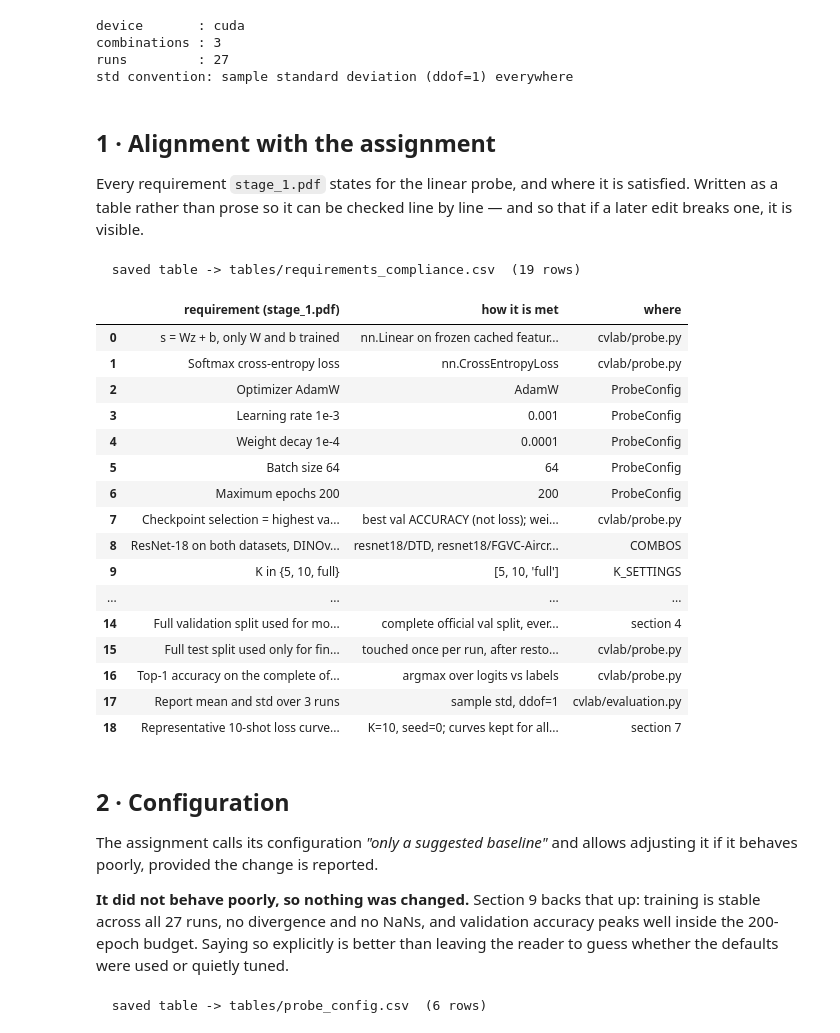
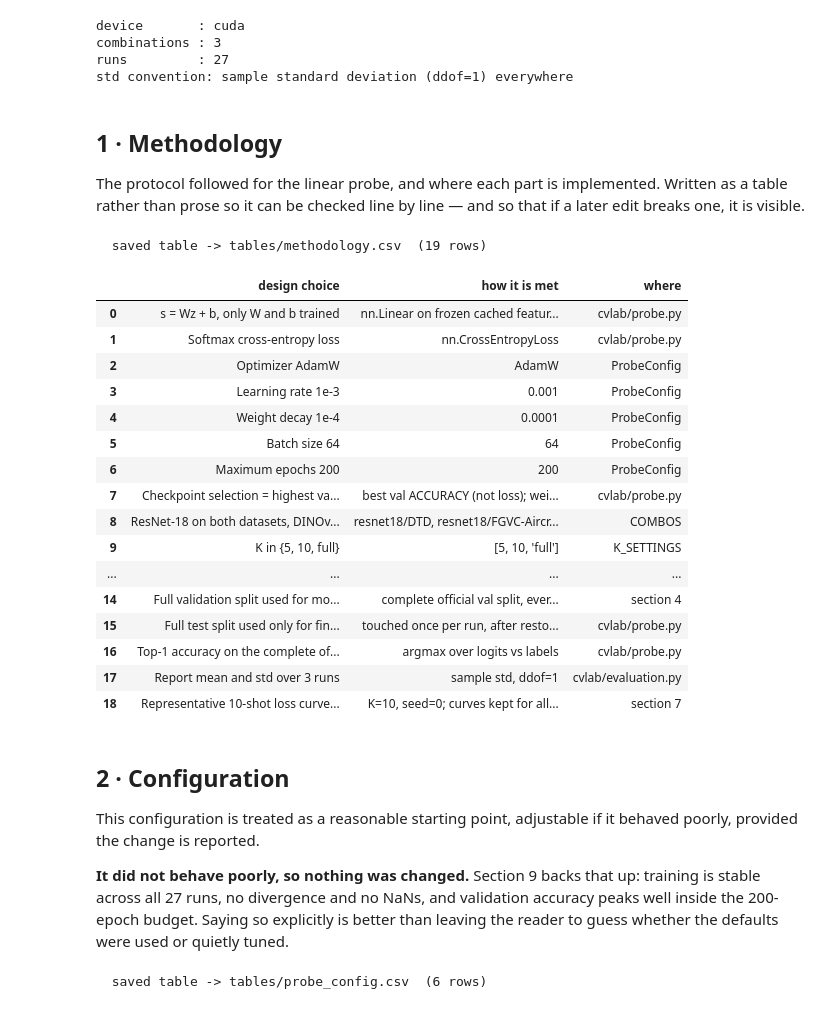
Before and after one commit to Yousef-Shihade/FrozenFlow, a Jupyter notebook: Stage_1/Work/03_linear_probe/code/03_linear_probe.ipynb, the cells around one changed output. Saved outputs shown, nothing was run; the diff lists cells and outputs as text; code cells hidden in the pictures.

```diff
--- a/Stage_1/Work/03_linear_probe/code/03_linear_probe.ipynb
+++ b/Stage_1/Work/03_linear_probe/code/03_linear_probe.ipynb
@@ -92,9 +92,9 @@ combinations : 3
 runs         : 27
 std convention: sample standard deviation (ddof=1) everywhere
 # %% [markdown]
-## 1 · Alignment with the assignment
+## 1 · Methodology
 
-Every requirement `stage_1.pdf` states for the linear probe, and where it is satisfied.
+The protocol followed for the linear probe, and where each part is implemented.
 Written as a table rather than prose so it can be checked line by line — and so that if a
 later edit breaks one, it is visible.
 # %%
@@ -108,37 +108,37 @@ requirements = [
     ("Weight decay 1e-4", f"{CONFIG.weight_decay}", "ProbeConfig"),
     ("Batch size 64", f"{CONFIG.batch_size}", "ProbeConfig"),
     ("Maximum epochs 200", f"{CONFIG.max_epochs}", "ProbeConfig"),
     ("Checkpoint selection = highest validation accuracy",
      "best val ACCURACY (not loss); weights restored before test", "cvlab/probe.py"),
     ("ResNet-18 on both datasets, DINOv2 on one",
      ", ".join(f"{e}/{d}" for e, d in COMBOS), "COMBOS"),
     ("K in {5, 10, full}", str(K_SETTINGS), "K_SETTINGS"),
     ("Run each training-set size 3 times", f"seeds {SEEDS}", "SEEDS"),
     ("5/10-shot: use the corresponding subset seeds",
      "seed selects the balanced subset", "make_kshot_subset"),
     ("Full: use 3 classifier-initialization seeds",
      "seed selects weight init + batch order", "train_linear_probe"),
     ("Balanced subsets sampled from the official train split",
      "exactly K per class, without replacement", "make_kshot_subset"),
     ("Full validation split used for model selection",
      "complete official val split, every epoch", "section 4"),
     ("Full test split used only for final evaluation",
      "touched once per run, after restoring the best checkpoint", "cvlab/probe.py"),
     ("Top-1 accuracy on the complete official test split",
      "argmax over logits vs labels", "cvlab/probe.py"),
     ("Report mean and std over 3 runs",
      f"sample std, ddof={DDOF}", "cvlab/evaluation.py"),
     ("Representative 10-shot loss curves per dataset-encoder pair",
      f"K={REPRESENTATIVE_K}, seed={REPRESENTATIVE_SEED}; curves kept for all 27 runs",
      "section 7"),
 ]
 
-req_df = pd.DataFrame(requirements, columns=["requirement (stage_1.pdf)", "how it is met", "where"])
-art.table(req_df, "requirements_compliance")
+req_df = pd.DataFrame(requirements, columns=["design choice", "how it is met", "where"])
+art.table(req_df, "methodology")
 req_df
 # %% [output]
-  saved table -> tables/requirements_compliance.csv  (19 rows)
+  saved table -> tables/methodology.csv  (19 rows)
-|  | requirement (stage_1.pdf) | how it is met | where |
+|  | design choice | how it is met | where |
 | 0 | s = Wz + b, only W and b trained | nn.Linear on frozen cached featur... | cvlab/probe.py |
 | 1 | Softmax cross-entropy loss | nn.CrossEntropyLoss | cvlab/probe.py |
 | 2 | Optimizer AdamW | AdamW | ProbeConfig |
@@ -158,8 +158,8 @@ req_df
 # %% [markdown]
 ## 2 · Configuration
 
-The assignment calls its configuration *"only a suggested baseline"* and allows adjusting it
-if it behaves poorly, provided the change is reported.
+This configuration is treated as a reasonable starting point, adjustable if it behaved
+poorly, provided the change is reported.
 
 **It did not behave poorly, so nothing was changed.** Section 9 backs that up: training is
 stable across all 27 runs, no divergence and no NaNs, and validation accuracy peaks well
```
Also changed, not shown: parts of 15 cells of this notebook, 38 other files.
